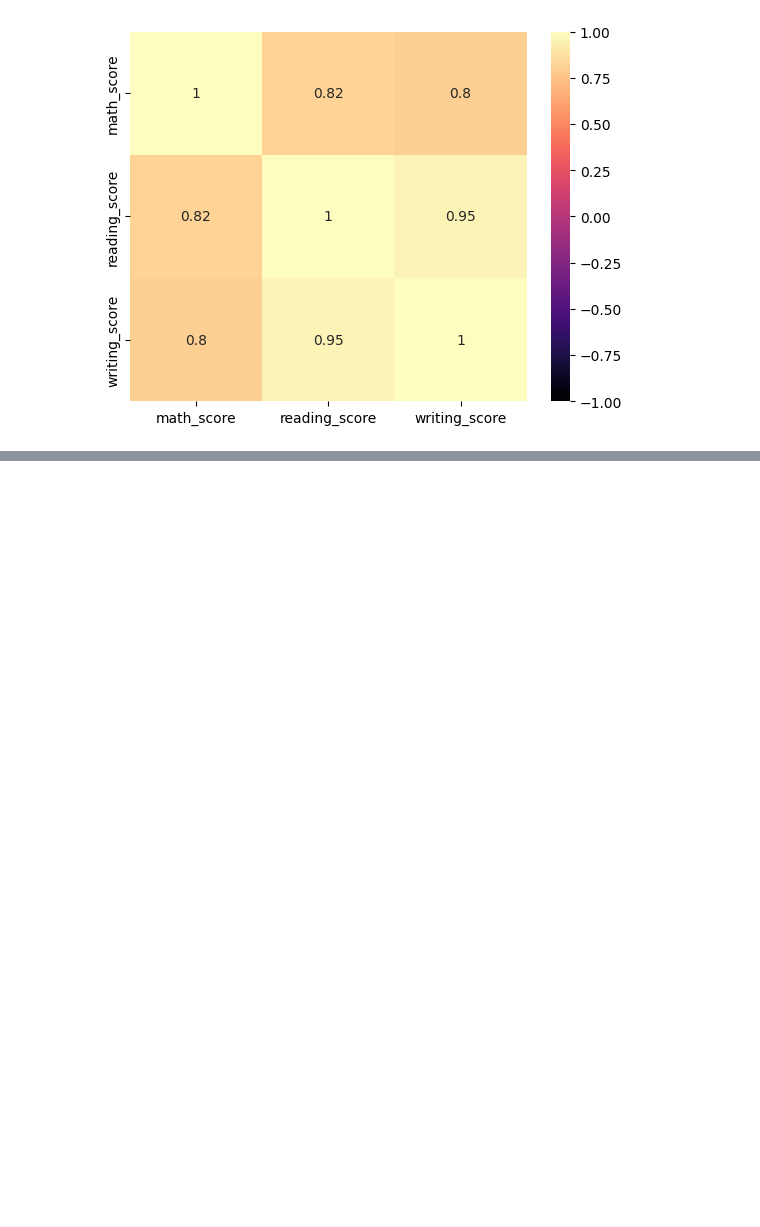
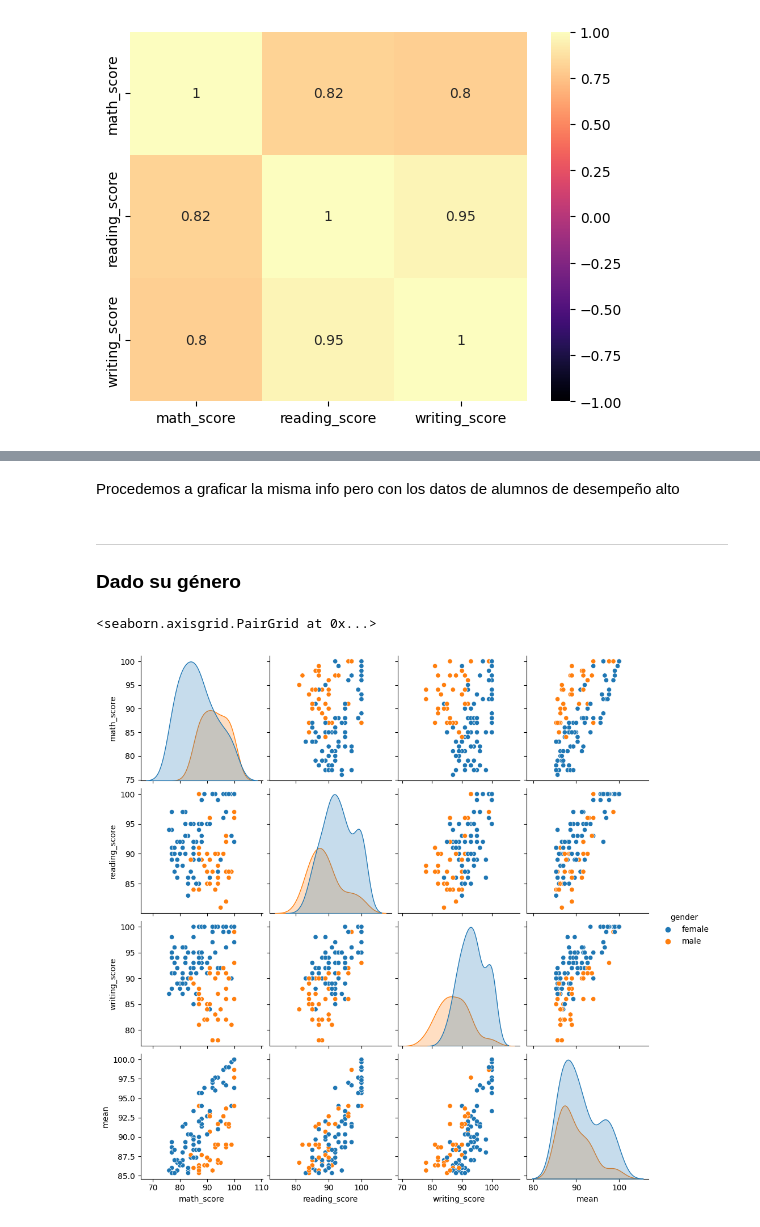
Before and after one commit to Dern965/CienciaDatosTriada, a Jupyter notebook: Proyectos/Unidad1/EDA/Proyecto2_Triada.ipynb, the cells around one changed output, grey strips where cells are left out. Drawn from its saved outputs; the diff is of its cells as text; code cells hidden in the pictures; blank space fills up the shorter version.

```diff
--- a/Proyectos/Unidad1/EDA/Proyecto2_Triada.ipynb
+++ b/Proyectos/Unidad1/EDA/Proyecto2_Triada.ipynb
@@ -423,0 +429,8 @@ sns.heatmap(sp.corr(),vmin=-1,vmax=1, cmap= 'magma',annot=True)
+# %%
+df_prom = (
+    sp.assign(
+    mean = (sp.math_score + sp.reading_score + sp.writing_score)/3
+    )
+)
+
+df_prom
@@ -423,0 +453,3 @@ sns.heatmap(sp.corr(),vmin=-1,vmax=1, cmap= 'magma',annot=True)
+# %%
+df_desal = df_prom.loc[df_prom['mean']>85]
+df_desal
@@ -423,0 +470,10 @@ sns.heatmap(sp.corr(),vmin=-1,vmax=1, cmap= 'magma',annot=True)
+# %% [markdown]
+Procedemos a graficar la misma info pero con los datos de alumnos de desempeño alto
+# %% [markdown]
+***
+### Dado su género
+# %%
+sns.pairplot(df_desal,hue='gender')
+# %% [output]
+<seaborn.axisgrid.PairGrid at 0x...>
+[figure, added]
```
Also changed, not shown: parts of 5 cells of this notebook.
